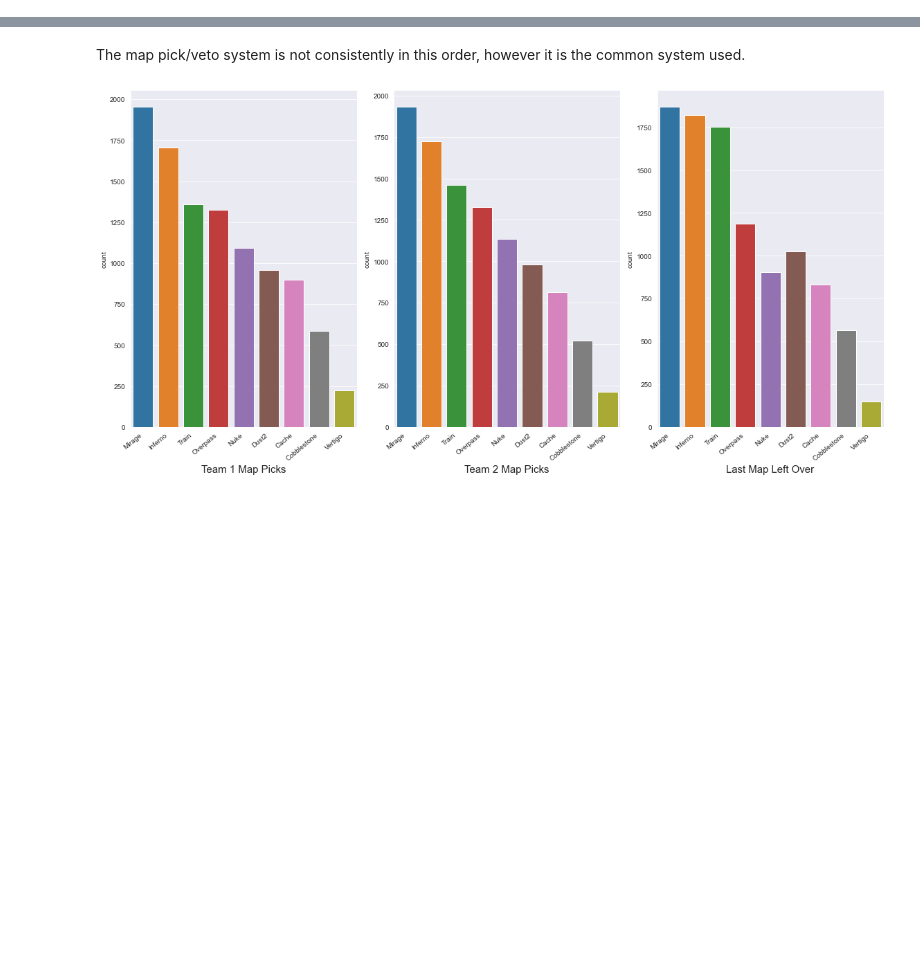
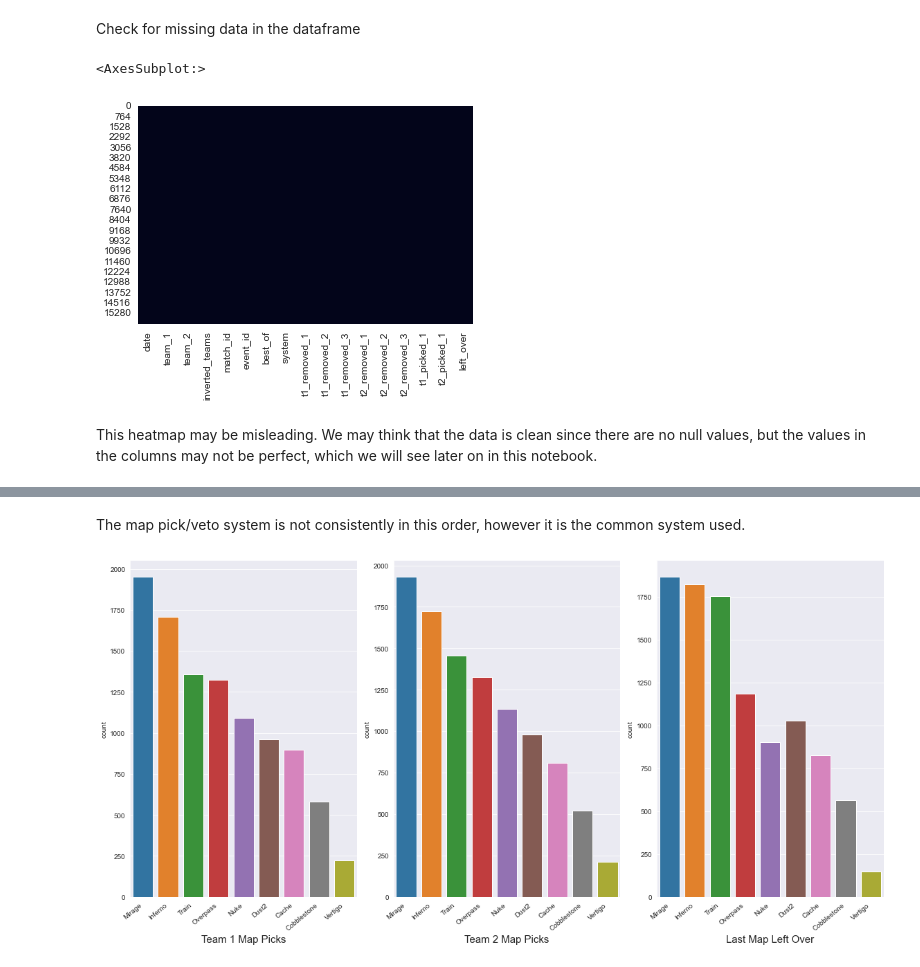
Before and after one commit to tahashahab/competitive_csgo, a Jupyter notebook: csgo_picks.ipynb, the cells around one changed output, grey strips where cells are left out. Cells and saved outputs as stored; diff of their text form; code cells hidden in the pictures; blank space fills up the shorter version.

```diff
--- a/csgo_picks.ipynb
+++ b/csgo_picks.ipynb
@@ -22,3 +43,12 @@ picks.head()
+# %% [markdown]
+Check for missing data in the dataframe
+# %%
+sns.heatmap(picks.isnull(), cbar=False)
+# %% [output]
+<AxesSubplot:>
+[figure, added]
+# %% [markdown]
+This heatmap may be misleading. We may think that the data is clean since there are no null values, but the values in the columns may not be perfect, which we will see later on in this notebook.
 # %%
 picks['date'] = pd.to_datetime(picks['date'])
 # %%
```
Also changed, not shown: parts of 28 cells of this notebook.
